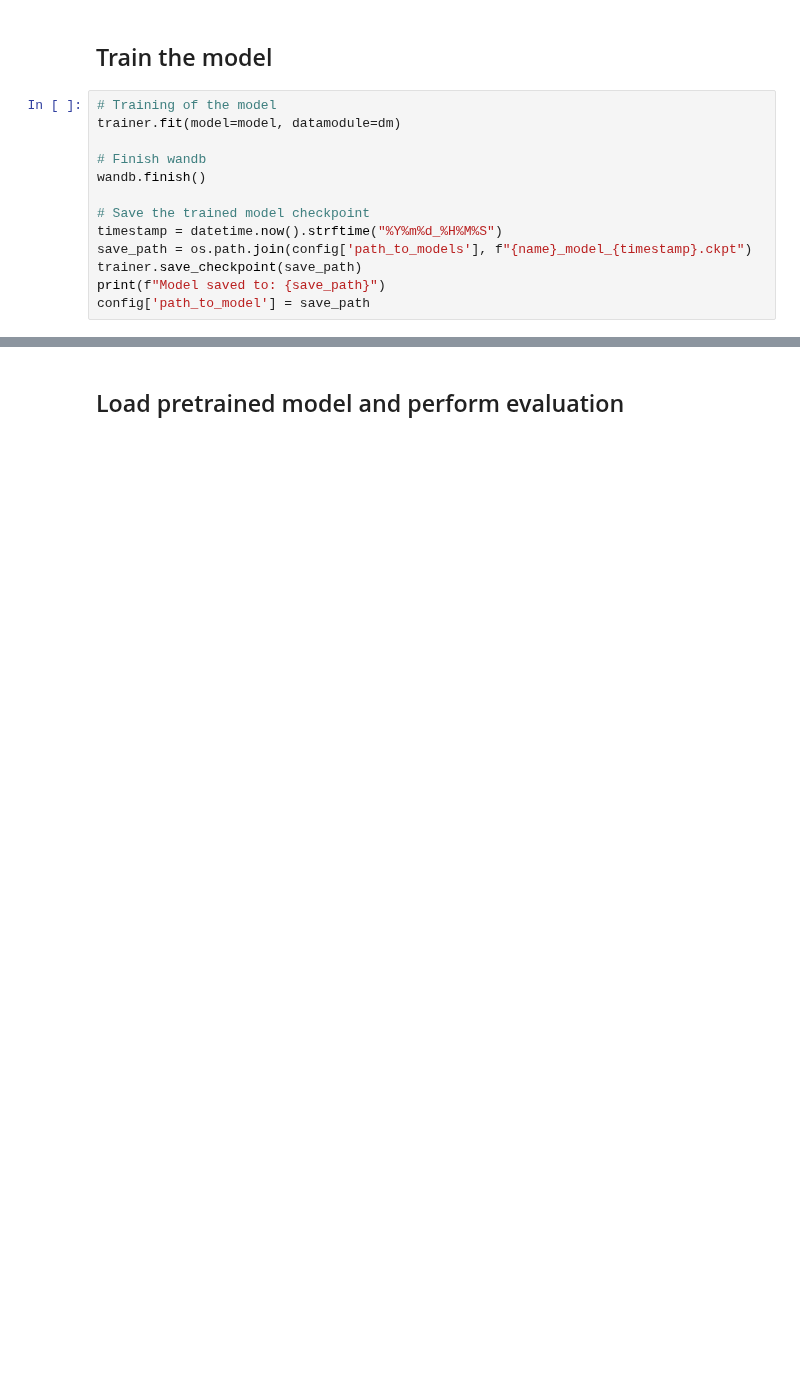
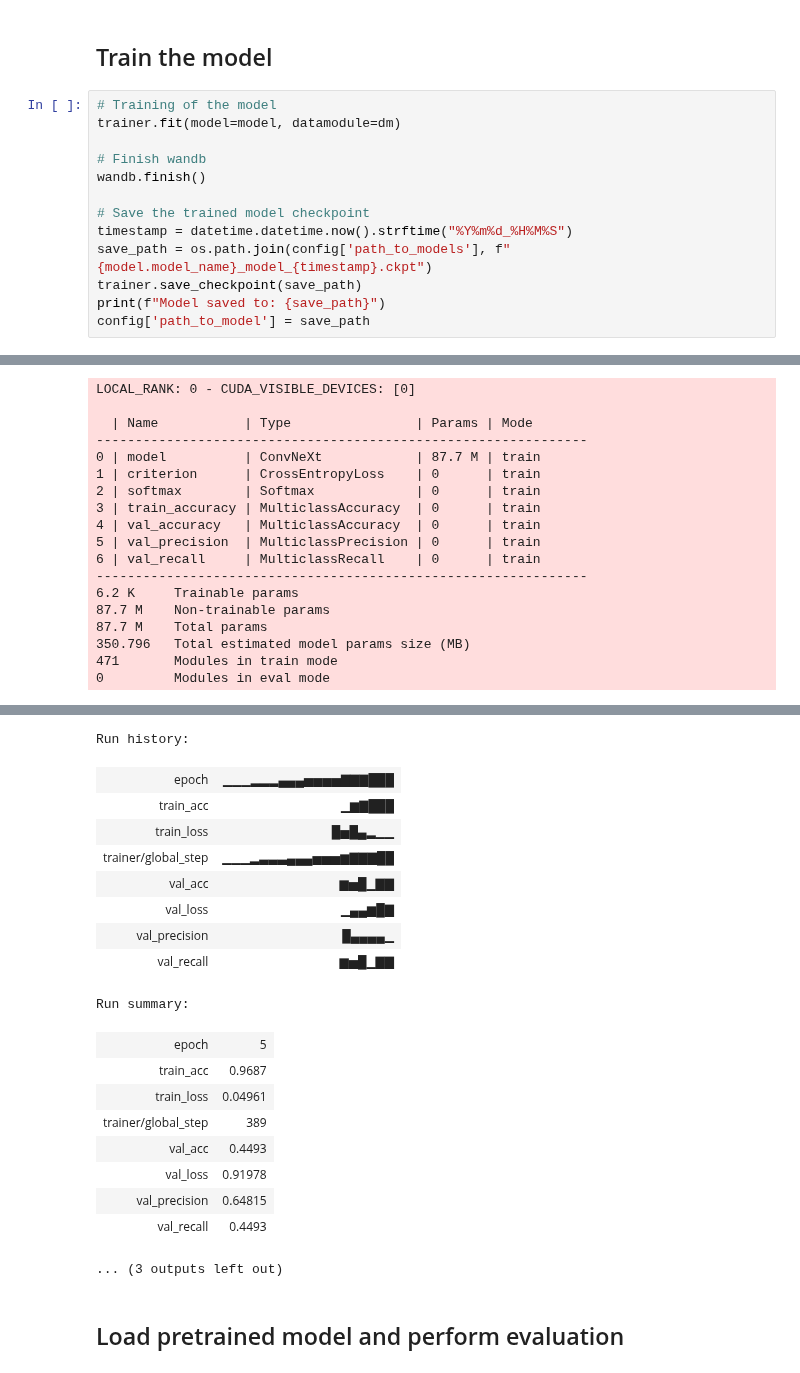
Before and after one commit to lukpausr/HKA_VDKI, a Jupyter notebook: main_facedetection.ipynb, the cells around one changed output, grey strips where cells are left out. Cells and saved outputs as stored; diff of their text form; blank space fills up the shorter version.

```diff
--- a/main_facedetection.ipynb
+++ b/main_facedetection.ipynb
@@ -191,8 +182,9 @@ trainer.fit(model=model, datamodule=dm)
 wandb.finish()
 
 # Save the trained model checkpoint
-timestamp = datetime.now().strftime("%Y%m%d_%H%M%S")
-save_path = os.path.join(config['path_to_models'], f"{name}_model_{timestamp}.ckpt")
+timestamp = datetime.datetime.now().strftime("%Y%m%d_%H%M%S")
+save_path = os.path.join(config['path_to_models'], f"{model.model_name}_model_{timestamp}.ckpt")
 trainer.save_checkpoint(save_path)
 print(f"Model saved to: {save_path}")
 config['path_to_model'] = save_path
+# %% [output]
@@ -198,0 +197,18 @@ config['path_to_model'] = save_path
+LOCAL_RANK: 0 - CUDA_VISIBLE_DEVICES: [0]
+
+  | Name           | Type                | Params | Mode
+---------------------------------------------------------------
+0 | model          | ConvNeXt            | 87.7 M | train
+1 | criterion      | CrossEntropyLoss    | 0      | train
+2 | softmax        | Softmax             | 0      | train
+3 | train_accuracy | MulticlassAccuracy  | 0      | train
+4 | val_accuracy   | MulticlassAccuracy  | 0      | train
+5 | val_precision  | MulticlassPrecision | 0      | train
+6 | val_recall     | MulticlassRecall    | 0      | train
+---------------------------------------------------------------
+6.2 K     Trainable params
+87.7 M    Non-trainable params
+87.7 M    Total params
+350.796   Total estimated model params size (MB)
+471       Modules in train mode
+0         Modules in eval mode
@@ -199,3 +216,22 @@ config['path_to_model'] = save_path
+Run history:
+| epoch | ▁▁▁▂▂▂▄▄▄▅▅▅▅▇▇▇███ |
+| train_acc | ▁▆▇███ |
+| train_loss | █▅█▄▂▁▁ |
+| trainer/global_step | ▁▁▁▂▃▃▃▄▄▄▅▅▅▆▇▇▇██ |
+| val_acc | ▆▅█▁▇▇ |
+| val_loss | ▁▄▄▆█▇ |
+| val_precision | █▄▄▄▄▁ |
+| val_recall | ▆▅█▁▇▇ |
+Run summary:
+| epoch | 5 |
+| train_acc | 0.9687 |
+| train_loss | 0.04961 |
+| trainer/global_step | 389 |
+| val_acc | 0.4493 |
+| val_loss | 0.91978 |
+| val_precision | 0.64815 |
+| val_recall | 0.4493 |
+... (3 outputs left out)
 # %% [markdown]
 ## Load pretrained model and perform evaluation
 # %%
```
Also changed, not shown: parts of 8 cells of this notebook, 6 other files.
